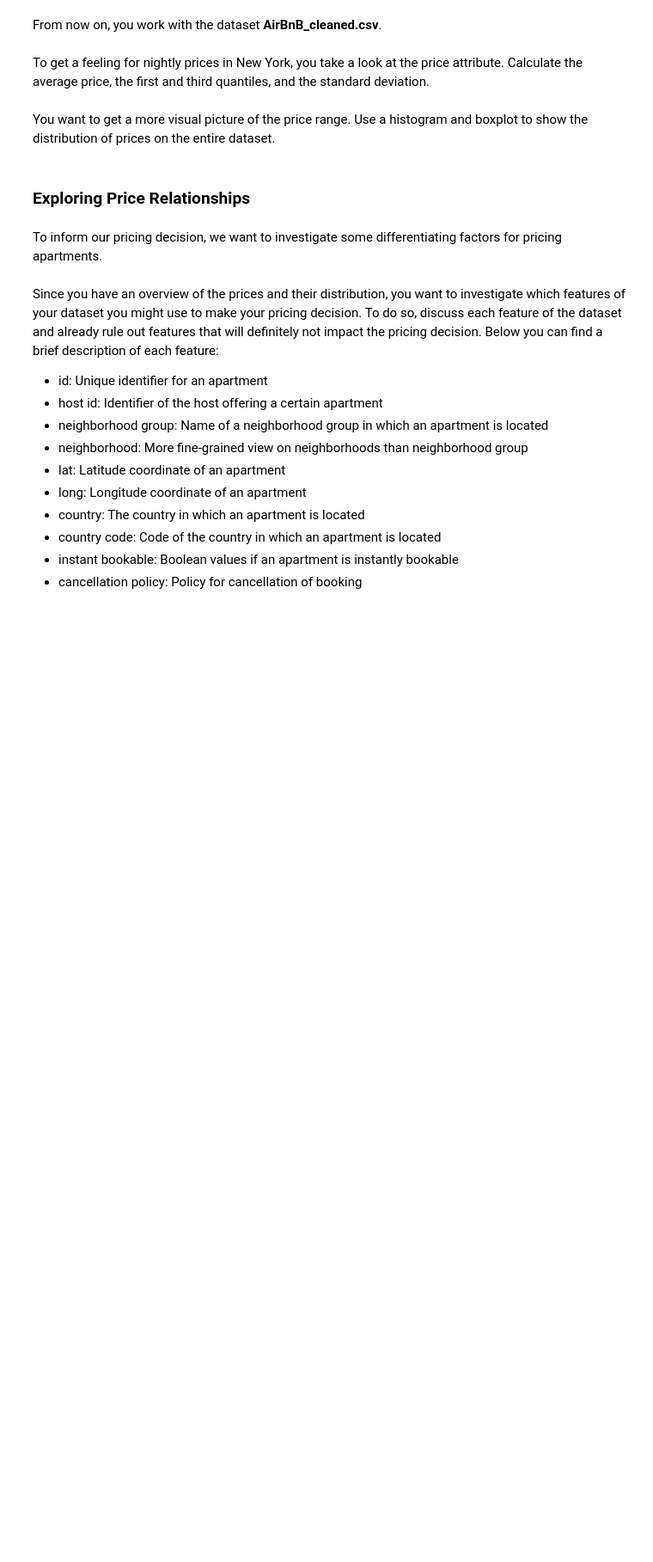
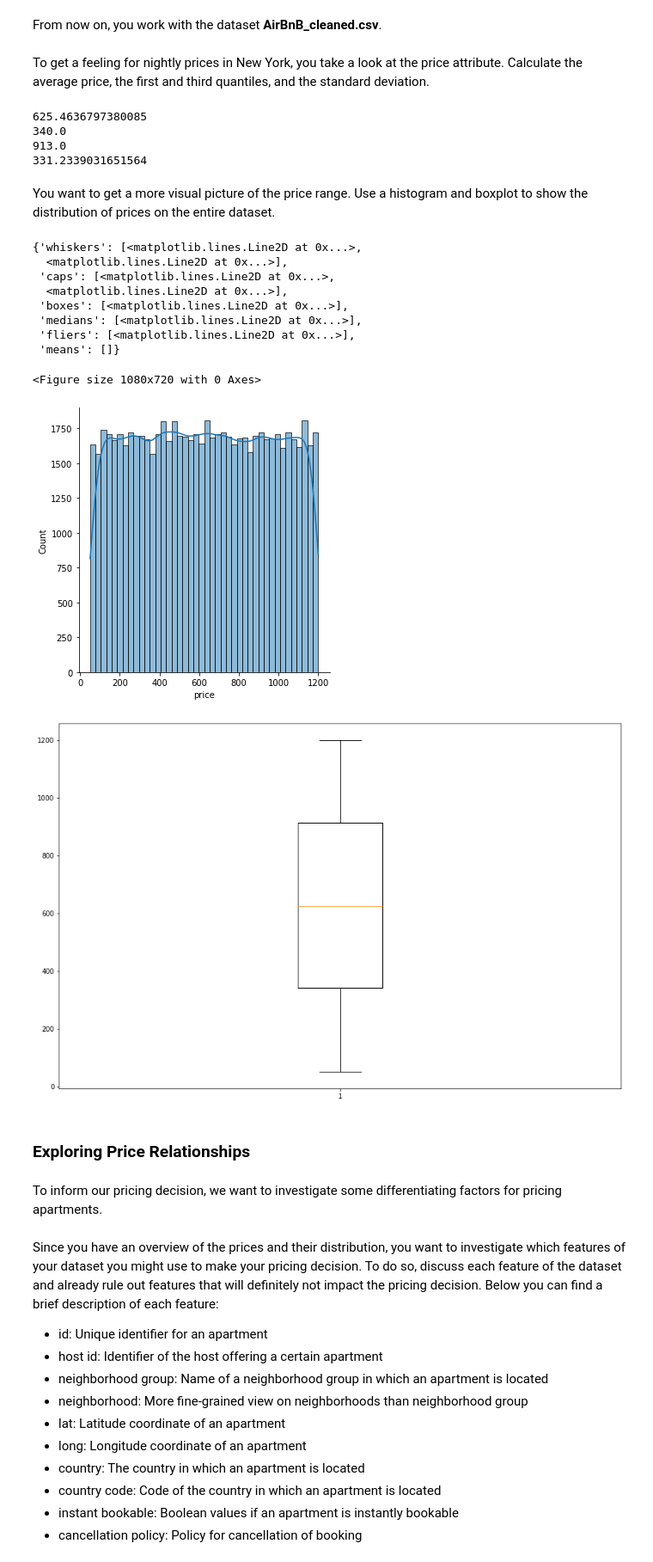
Before and after one commit to victorroferz/Data-Science-RWTH-Course, a Jupyter notebook: assignment_1.ipynb, the cells around one changed output. Shown: that part at 86% size. Saved outputs shown, nothing was run; the diff lists cells and outputs as text; code cells hidden in the pictures; blank space fills up the shorter version.

```diff
--- a/assignment_1.ipynb
+++ b/assignment_1.ipynb
@@ -58,10 +100,36 @@ From now on, you work with the dataset **AirBnB_cleaned.csv**.
 To get a feeling for nightly prices in New York, you take a look at the price attribute. Calculate the average price, the first and third quantiles, and the standard deviation.
 # %%
 # Your answer goes here
+cleaned_dataset = pd.read_csv('AirBnB_cleaned.csv')
+
+print(np.mean(cleaned_dataset['price']))
+print(np.quantile(cleaned_dataset['price'],0.25))
+print(np.quantile(cleaned_dataset['price'],0.75))
+print(np.std(cleaned_dataset['price']))
+# %% [output]
+625.4636797380085
+340.0
+913.0
+331.2339031651564
 # %% [markdown]
 You want to get a more visual picture of the price range. Use a histogram and boxplot to show the distribution of prices on the entire dataset.
 # %%
 # Your answer goes here
+sns.displot(data=cleaned_dataset, x='price', kde=True)
+plt.figure(figsize=(15,10))
+plt.boxplot(x="price", data=cleaned_dataset)
+# %% [output]
+{'whiskers': [<matplotlib.lines.Line2D at 0x...>,
+  <matplotlib.lines.Line2D at 0x...>],
+ 'caps': [<matplotlib.lines.Line2D at 0x...>,
+  <matplotlib.lines.Line2D at 0x...>],
+ 'boxes': [<matplotlib.lines.Line2D at 0x...>],
+ 'medians': [<matplotlib.lines.Line2D at 0x...>],
+ 'fliers': [<matplotlib.lines.Line2D at 0x...>],
+ 'means': []}
+<Figure size 1080x720 with 0 Axes>
+[figure, added]
+[figure, added]
 # %% [markdown]
 ### Exploring Price Relationships
 # %% [markdown]
```
Also changed, not shown: parts of 23 cells of this notebook.
